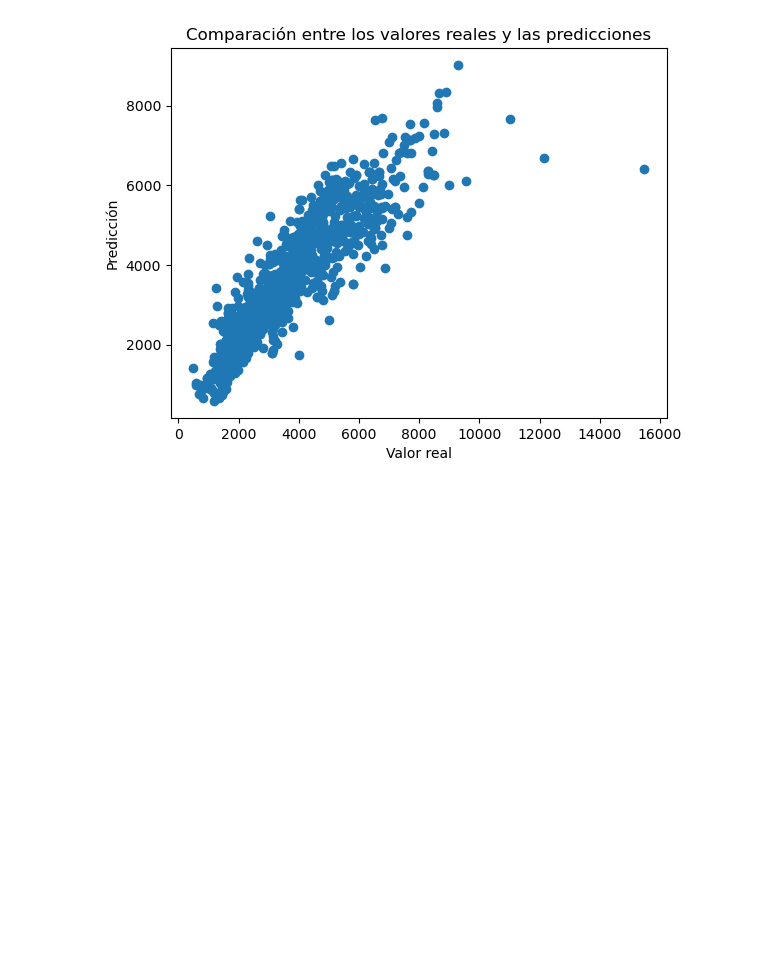
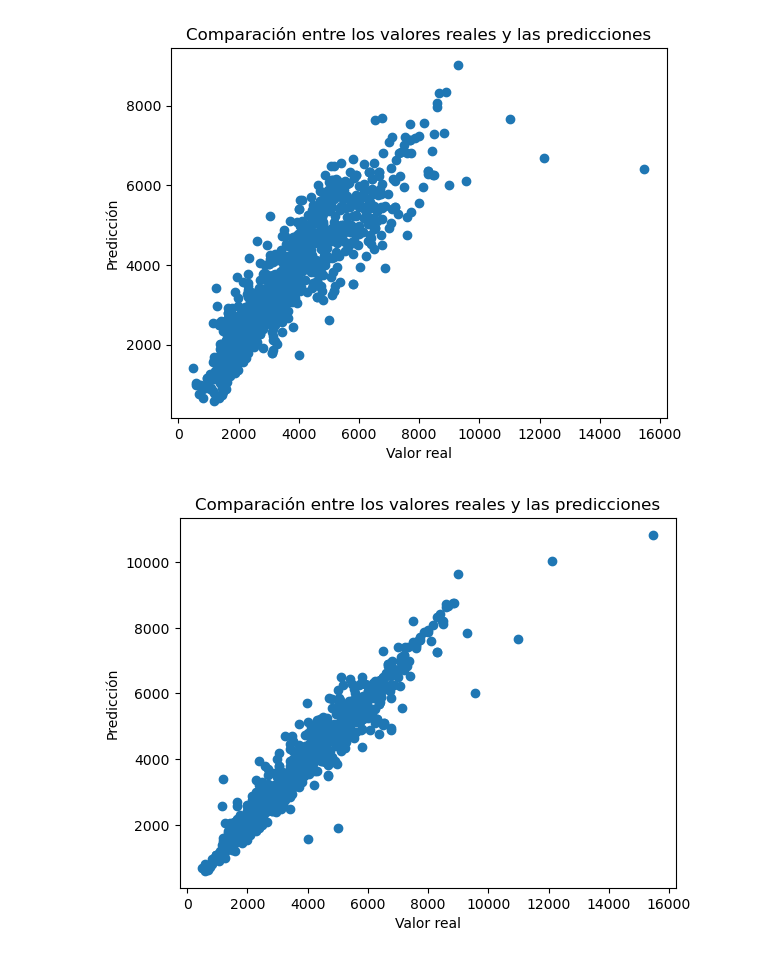
Before and after one commit to GonzaloDC/ML_Regression-ALLEGRO, a Jupyter notebook: models/models.ipynb, the cells around one changed output. Saved outputs shown, nothing was run; the diff lists cells and outputs as text; code cells hidden in the pictures; blank space fills up the shorter version.

```diff
--- a/models/models.ipynb
+++ b/models/models.ipynb
@@ -56,3 +57,6 @@ print("Coeficiente de determinación (R²):", r2)
 Error cuadrático medio (MSE): 582973.9749267
 Error absoluto medio (MAE): 527.7874218631048
 Coeficiente de determinación (R²): 0.8004915498838964
+# %%
+modelo_random_forest=RandomForestRegressor(random_state=42)
+modelo_random_forest.fit(X_entrenamiento, y_entrenamiento)
@@ -58,0 +65,2 @@ Coeficiente de determinación (R²): 0.8004915498838964
+# %%
+predicciones_random_forest = modelo_random_forest.predict(X_prueba)
@@ -64,3 +80,11 @@ plt.title('Comparación entre los valores reales y las predicciones')
 plt.show()
 # %% [output]
 [figure]
+# %%
+plt.scatter(y_prueba, predicciones_random_forest)
+plt.xlabel('Valor real')
+plt.ylabel('Predicción')
+plt.title('Comparación entre los valores reales y las predicciones')
+plt.show()
+# %% [output]
+[figure, added]
```
Also changed, not shown: parts of 3 cells of this notebook, 9 other files.
